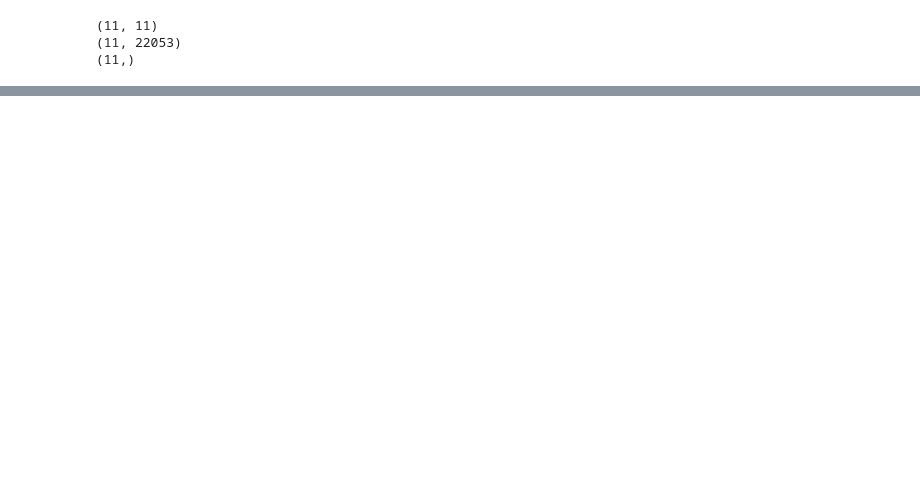
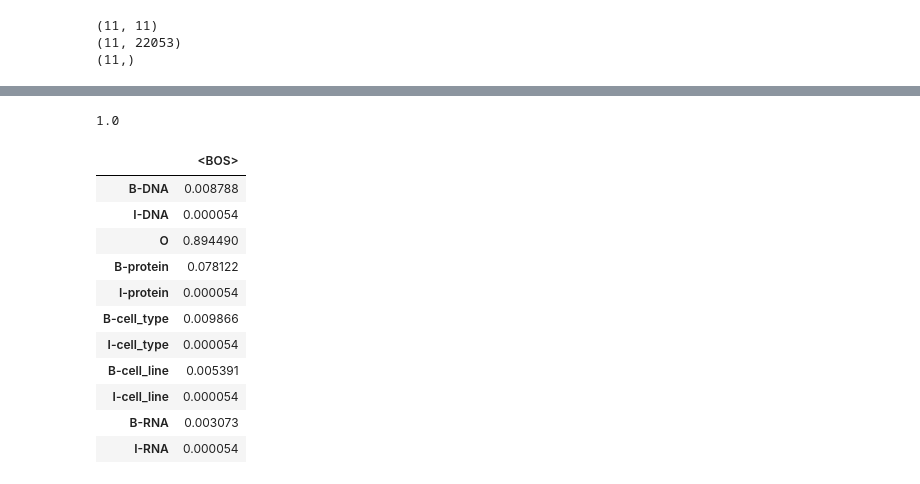
Before and after one commit to sjukdom/natural-language-processing, a Jupyter notebook: Proyecto_Final/HMM.ipynb, the cells around one changed output, grey strips where cells are left out. Drawn from its saved outputs; the diff is of its cells as text; code cells hidden in the pictures; blank space fills up the shorter version.

```diff
--- a/Proyecto_Final/HMM.ipynb
+++ b/Proyecto_Final/HMM.ipynb
@@ -219,0 +274,23 @@ print(smoothingLaplacian(S[2], S[0], N, 'initial'))
+# %%
+for i in range(N):
+    Pi[i] = smoothingLaplacian(S[i], '', N, 'Pi')
+# %%
+Pi.sum()
+# %% [output]
+1.0
+# %%
+Pii = pd.DataFrame(Pi, columns=['<BOS>'], index=S)
+Pii
+# %% [output]
+|  | <BOS> |
+| B-DNA | 0.008788 |
+| I-DNA | 0.000054 |
+| O | 0.894490 |
+| B-protein | 0.078122 |
+| I-protein | 0.000054 |
+| B-cell_type | 0.009866 |
+| I-cell_type | 0.000054 |
+| B-cell_line | 0.005391 |
+| I-cell_line | 0.000054 |
+| B-RNA | 0.003073 |
+| I-RNA | 0.000054 |
```
Also changed, not shown: parts of 27 cells of this notebook.
